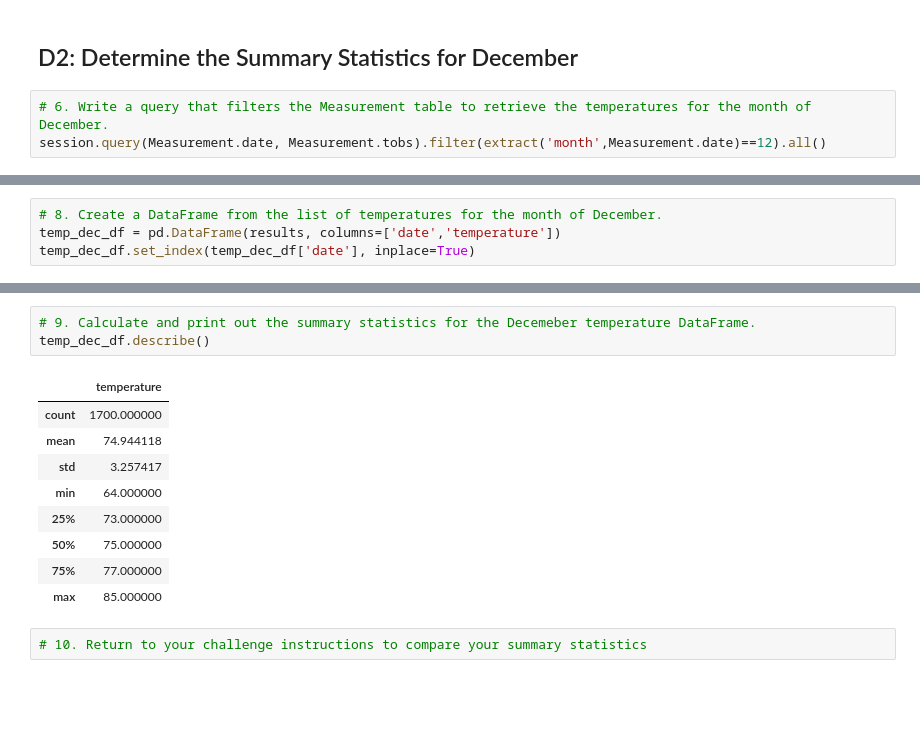
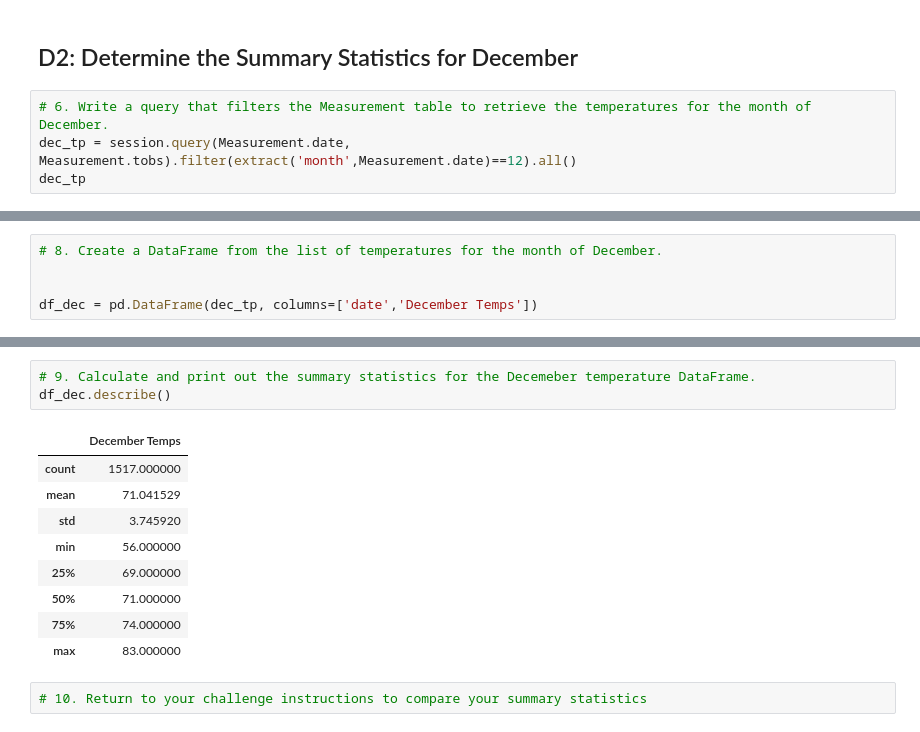
Before and after one commit to Brent-56/Surfs_up, a Jupyter notebook: SurfsUp_Challenge.ipynb, the cells around one changed output, grey strips where cells are left out. Saved outputs shown, nothing was run; the diff lists cells and outputs as text; blank space fills up the shorter version.

```diff
--- a/SurfsUp_Challenge.ipynb
+++ b/SurfsUp_Challenge.ipynb
@@ -108,7 +90,8 @@ temp_jun_df.describe()
 ## D2: Determine the Summary Statistics for December
 # %%
 # 6. Write a query that filters the Measurement table to retrieve the temperatures for the month of December.
-session.query(Measurement.date, Measurement.tobs).filter(extract('month',Measurement.date)==12).all()
+dec_tp = session.query(Measurement.date, Measurement.tobs).filter(extract('month',Measurement.date)==12).all()
+dec_tp
 # %% [output]
 [('2010-12-01', 76.0),
  ('2010-12-03', 74.0),
@@ -151,5 +134,6 @@ list_dec
  ...]
 # %%
 # 8. Create a DataFrame from the list of temperatures for the month of December.
-temp_dec_df = pd.DataFrame(results, columns=['date','temperature'])
-temp_dec_df.set_index(temp_dec_df['date'], inplace=True)
+
+
+df_dec = pd.DataFrame(dec_tp, columns=['date','December Temps'])
@@ -156,15 +150,15 @@ temp_dec_df.set_index(temp_dec_df['date'], inplace=True)
 # %%
 # 9. Calculate and print out the summary statistics for the Decemeber temperature DataFrame.
-temp_dec_df.describe()
+df_dec.describe()
 # %% [output]
-|  | temperature |
-| count | 1700.000000 |
-| mean | 74.944118 |
-| std | 3.257417 |
-| min | 64.000000 |
-| 25% | 73.000000 |
-| 50% | 75.000000 |
-| 75% | 77.000000 |
-| max | 85.000000 |
+|  | December Temps |
+| count | 1517.000000 |
+| mean | 71.041529 |
+| std | 3.745920 |
+| min | 56.000000 |
+| 25% | 69.000000 |
+| 50% | 71.000000 |
+| 75% | 74.000000 |
+| max | 83.000000 |
 # %%
 # 10. Return to your challenge instructions to compare your summary statistics
```
Also changed, not shown: parts of 4 cells of this notebook.
